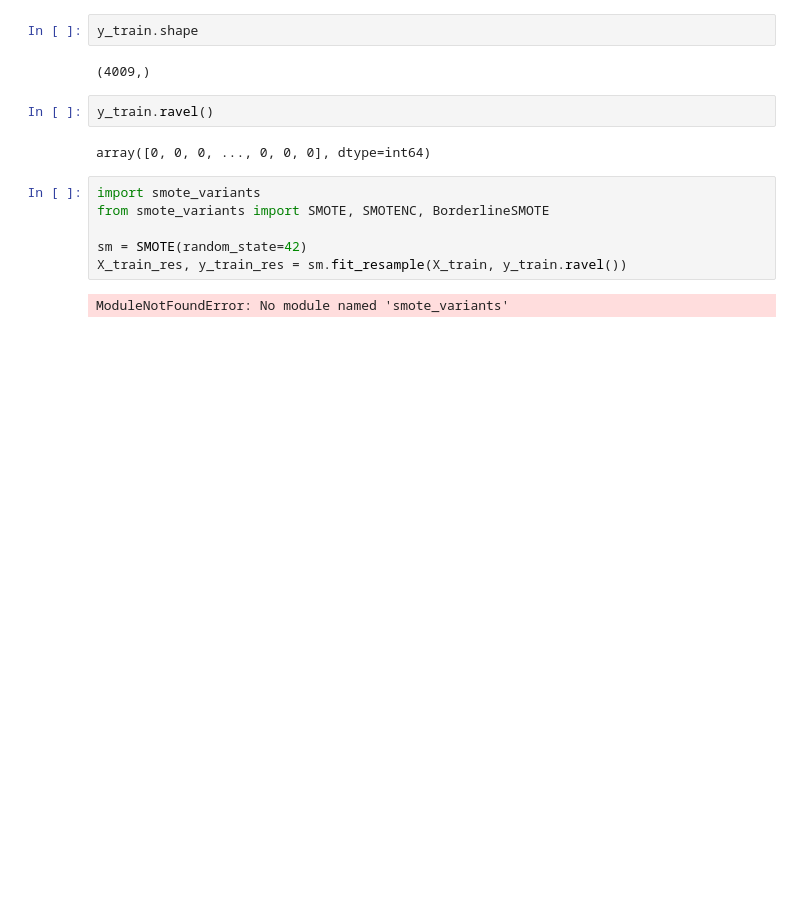
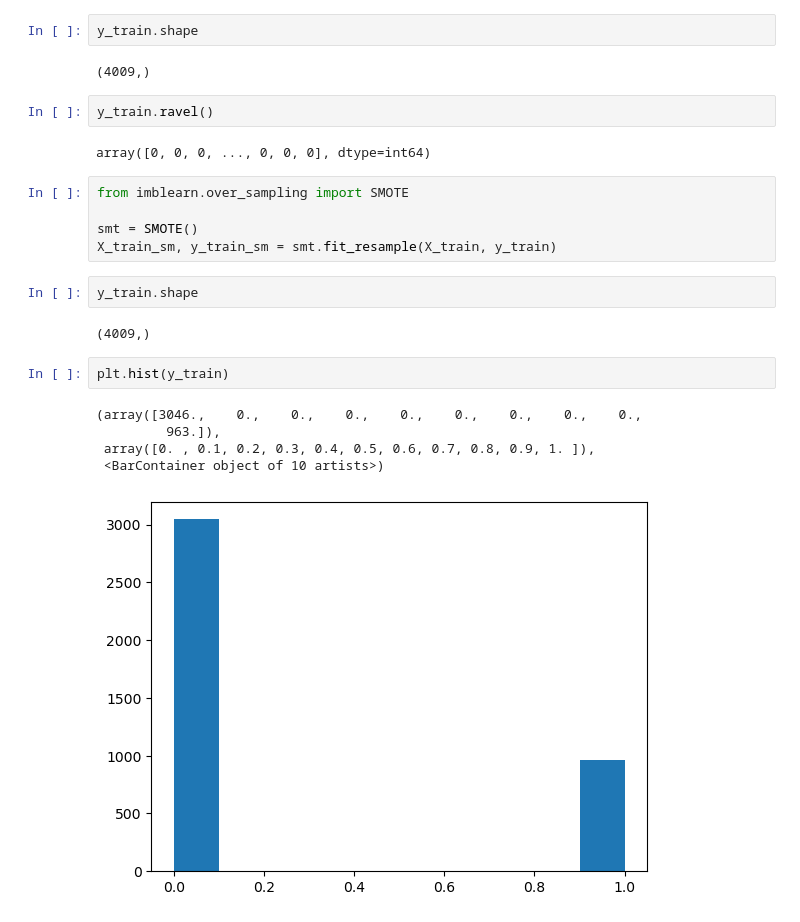
Before and after one commit to judgeofmyown/Spam_detection, a Jupyter notebook: spam_detector.ipynb, the cells around one changed output. Saved outputs shown, nothing was run; the diff lists cells and outputs as text; blank space fills up the shorter version.

```diff
--- a/spam_detector.ipynb
+++ b/spam_detector.ipynb
@@ -337,10 +337,19 @@ y_train.ravel()
 # %% [output]
 array([0, 0, 0, ..., 0, 0, 0], dtype=int64)
 # %%
-import smote_variants
-from smote_variants import SMOTE, SMOTENC, BorderlineSMOTE
+from imblearn.over_sampling import SMOTE
 
-sm = SMOTE(random_state=42)
-X_train_res, y_train_res = sm.fit_resample(X_train, y_train.ravel())
+smt = SMOTE()
+X_train_sm, y_train_sm = smt.fit_resample(X_train, y_train)
-# %% [output]
-ModuleNotFoundError: No module named 'smote_variants'
+# %%
+y_train.shape
+# %% [output]
+(4009,)
+# %%
+plt.hist(y_train)
+# %% [output]
+(array([3046.,    0.,    0.,    0.,    0.,    0.,    0.,    0.,    0.,
+         963.]),
+ array([0. , 0.1, 0.2, 0.3, 0.4, 0.5, 0.6, 0.7, 0.8, 0.9, 1. ]),
+ <BarContainer object of 10 artists>)
+[figure, added]
```
Also changed, not shown: parts of 17 cells of this notebook.
